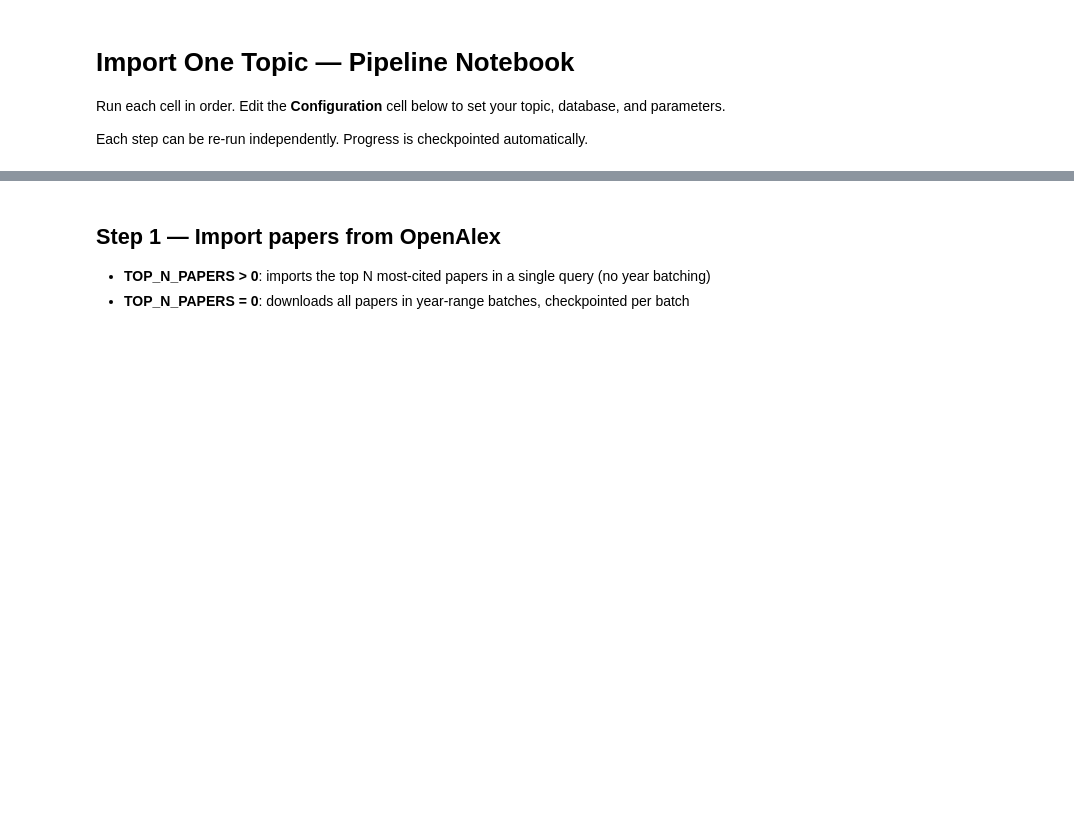
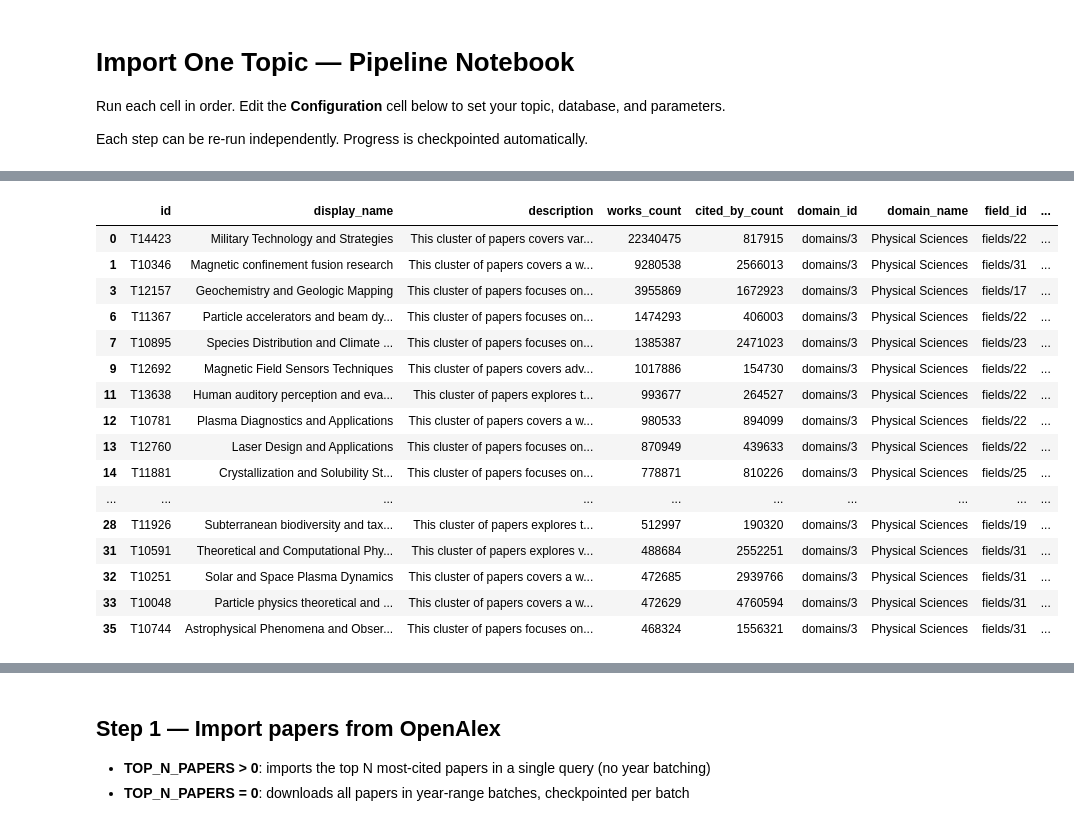
Before and after one commit to TomHirsch3000/mapo-2.0, a Jupyter notebook: arxiv-3d/import one topic.ipynb, the cells around one changed output, grey strips where cells are left out. Cells and saved outputs as stored; diff of their text form; code cells hidden in the pictures; blank space fills up the shorter version.

```diff
--- a/arxiv-3d/import one topic.ipynb
+++ b/arxiv-3d/import one topic.ipynb
@@ -6,0 +316,3 @@ Each step can be re-run independently. Progress is checkpointed automatically.
+# %%
+df_topics = pd.read_csv("openalex_taxonomy/topics.csv")
+df_subfields = pd.read_csv("openalex_taxonomy/subfields.csv")
@@ -6,0 +335,21 @@ Each step can be re-run independently. Progress is checkpointed automatically.
+# %%
+df_topics.groupby("subfield_name")["works_count"].sum().sort_values(ascending=False)
+df_topics[df_topics["domain_name"] == "Physical Sciences"].nlargest(20, "works_count")
+# %% [output]
+|  | id | display_name | description | works_count | cited_by_count | domain_id | domain_name | field_id | ... |
+| 0 | T14423 | Military Technology and Strategies | This cluster of papers covers var... | 22340475 | 817915 | domains/3 | Physical Sciences | fields/22 | ... |
+| 1 | T10346 | Magnetic confinement fusion research | This cluster of papers covers a w... | 9280538 | 2566013 | domains/3 | Physical Sciences | fields/31 | ... |
+| 3 | T12157 | Geochemistry and Geologic Mapping | This cluster of papers focuses on... | 3955869 | 1672923 | domains/3 | Physical Sciences | fields/17 | ... |
+| 6 | T11367 | Particle accelerators and beam dy... | This cluster of papers focuses on... | 1474293 | 406003 | domains/3 | Physical Sciences | fields/22 | ... |
+| 7 | T10895 | Species Distribution and Climate ... | This cluster of papers focuses on... | 1385387 | 2471023 | domains/3 | Physical Sciences | fields/23 | ... |
+| 9 | T12692 | Magnetic Field Sensors Techniques | This cluster of papers covers adv... | 1017886 | 154730 | domains/3 | Physical Sciences | fields/22 | ... |
+| 11 | T13638 | Human auditory perception and eva... | This cluster of papers explores t... | 993677 | 264527 | domains/3 | Physical Sciences | fields/22 | ... |
+| 12 | T10781 | Plasma Diagnostics and Applications | This cluster of papers covers a w... | 980533 | 894099 | domains/3 | Physical Sciences | fields/22 | ... |
+| 13 | T12760 | Laser Design and Applications | This cluster of papers focuses on... | 870949 | 439633 | domains/3 | Physical Sciences | fields/22 | ... |
+| 14 | T11881 | Crystallization and Solubility St... | This cluster of papers focuses on... | 778871 | 810226 | domains/3 | Physical Sciences | fields/25 | ... |
+| ... | ... | ... | ... | ... | ... | ... | ... | ... | ... |
+| 28 | T11926 | Subterranean biodiversity and tax... | This cluster of papers explores t... | 512997 | 190320 | domains/3 | Physical Sciences | fields/19 | ... |
+| 31 | T10591 | Theoretical and Computational Phy... | This cluster of papers explores v... | 488684 | 2552251 | domains/3 | Physical Sciences | fields/31 | ... |
+| 32 | T10251 | Solar and Space Plasma Dynamics | This cluster of papers covers a w... | 472685 | 2939766 | domains/3 | Physical Sciences | fields/31 | ... |
+| 33 | T10048 | Particle physics theoretical and ... | This cluster of papers covers a w... | 472629 | 4760594 | domains/3 | Physical Sciences | fields/31 | ... |
+| 35 | T10744 | Astrophysical Phenomena and Obser... | This cluster of papers focuses on... | 468324 | 1556321 | domains/3 | Physical Sciences | fields/31 | ... |
```
Also changed, not shown: parts of 13 cells of this notebook, 16 other files.
